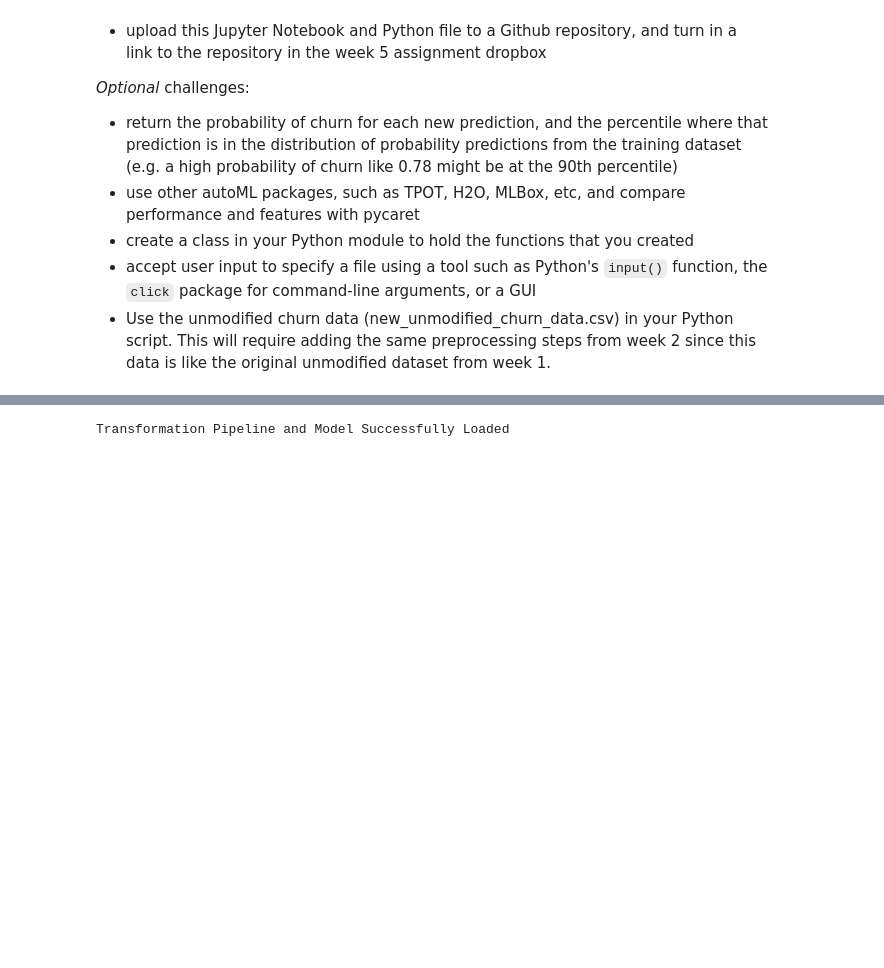
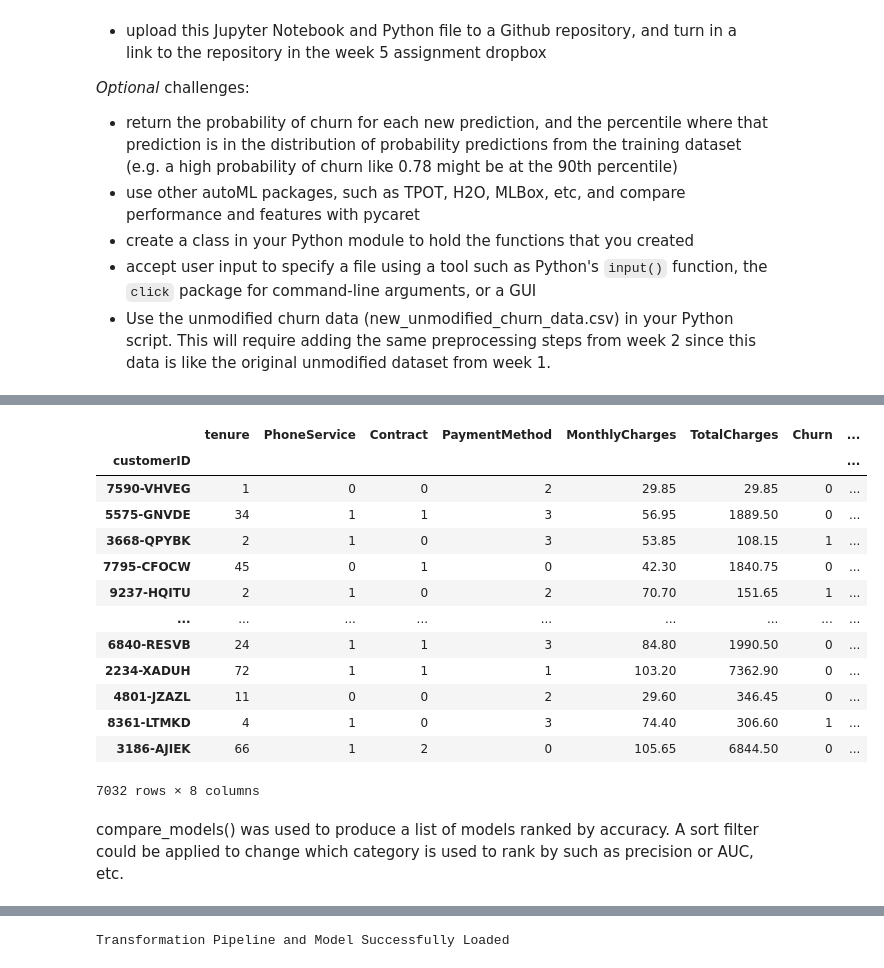
Before and after one commit to bruffster/msds600_autoML_project, a Jupyter notebook: Benjamin_Bruffey_Week_5_assignment_starter.ipynb, the cells around one changed output, grey strips where cells are left out. Saved outputs shown, nothing was run; the diff lists cells and outputs as text; code cells hidden in the pictures; blank space fills up the shorter version.

```diff
--- a/Benjamin_Bruffey_Week_5_assignment_starter.ipynb
+++ b/Benjamin_Bruffey_Week_5_assignment_starter.ipynb
@@ -121,3 +115,23 @@ automl[3]
+# %%
+#This index seems to bounce around with what it actually correlates. For the given run on this kernal, 24 was the one that referred to the original data.
+automl[24]
+# %% [output]
+|  | tenure | PhoneService | Contract | PaymentMethod | MonthlyCharges | TotalCharges | Churn | ... |
+| customerID |  |  |  |  |  |  |  | ... |
+| 7590-VHVEG | 1 | 0 | 0 | 2 | 29.85 | 29.85 | 0 | ... |
+| 5575-GNVDE | 34 | 1 | 1 | 3 | 56.95 | 1889.50 | 0 | ... |
+| 3668-QPYBK | 2 | 1 | 0 | 3 | 53.85 | 108.15 | 1 | ... |
+| 7795-CFOCW | 45 | 0 | 1 | 0 | 42.30 | 1840.75 | 0 | ... |
+| 9237-HQITU | 2 | 1 | 0 | 2 | 70.70 | 151.65 | 1 | ... |
+| ... | ... | ... | ... | ... | ... | ... | ... | ... |
+| 6840-RESVB | 24 | 1 | 1 | 3 | 84.80 | 1990.50 | 0 | ... |
+| 2234-XADUH | 72 | 1 | 1 | 1 | 103.20 | 7362.90 | 0 | ... |
+| 4801-JZAZL | 11 | 0 | 0 | 2 | 29.60 | 346.45 | 0 | ... |
+| 8361-LTMKD | 4 | 1 | 0 | 3 | 74.40 | 306.60 | 1 | ... |
+| 3186-AJIEK | 66 | 1 | 2 | 0 | 105.65 | 6844.50 | 0 | ... |
+7032 rows × 8 columns
+# %% [markdown]
+compare_models() was used to produce a list of models ranked by accuracy. A sort filter could be applied to change which category is used to rank by such as precision or AUC, etc.
 # %%
 best_model = compare_models()
 # %% [output]
```
Also changed, not shown: parts of 36 cells of this notebook, 2 other files.
